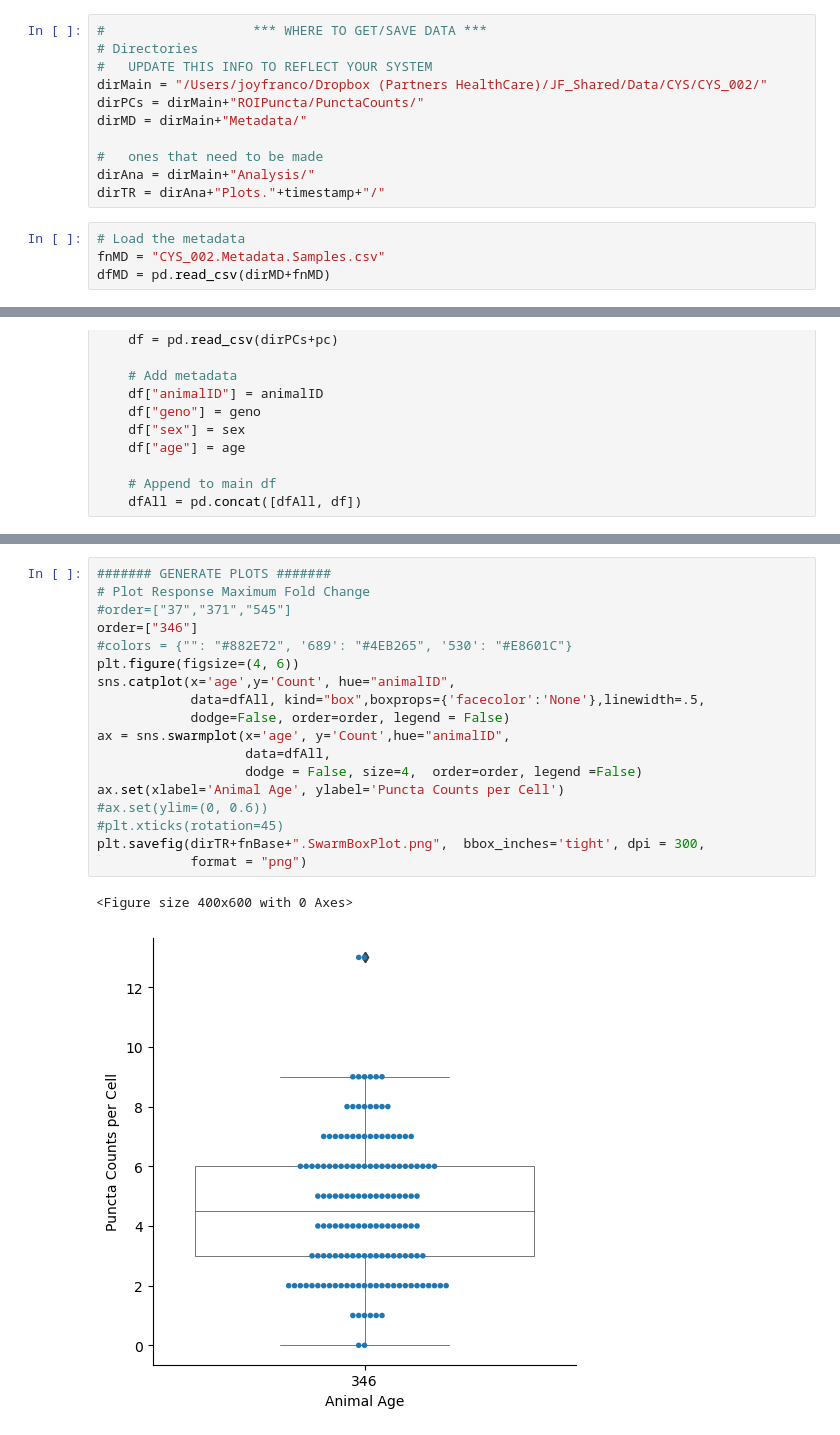
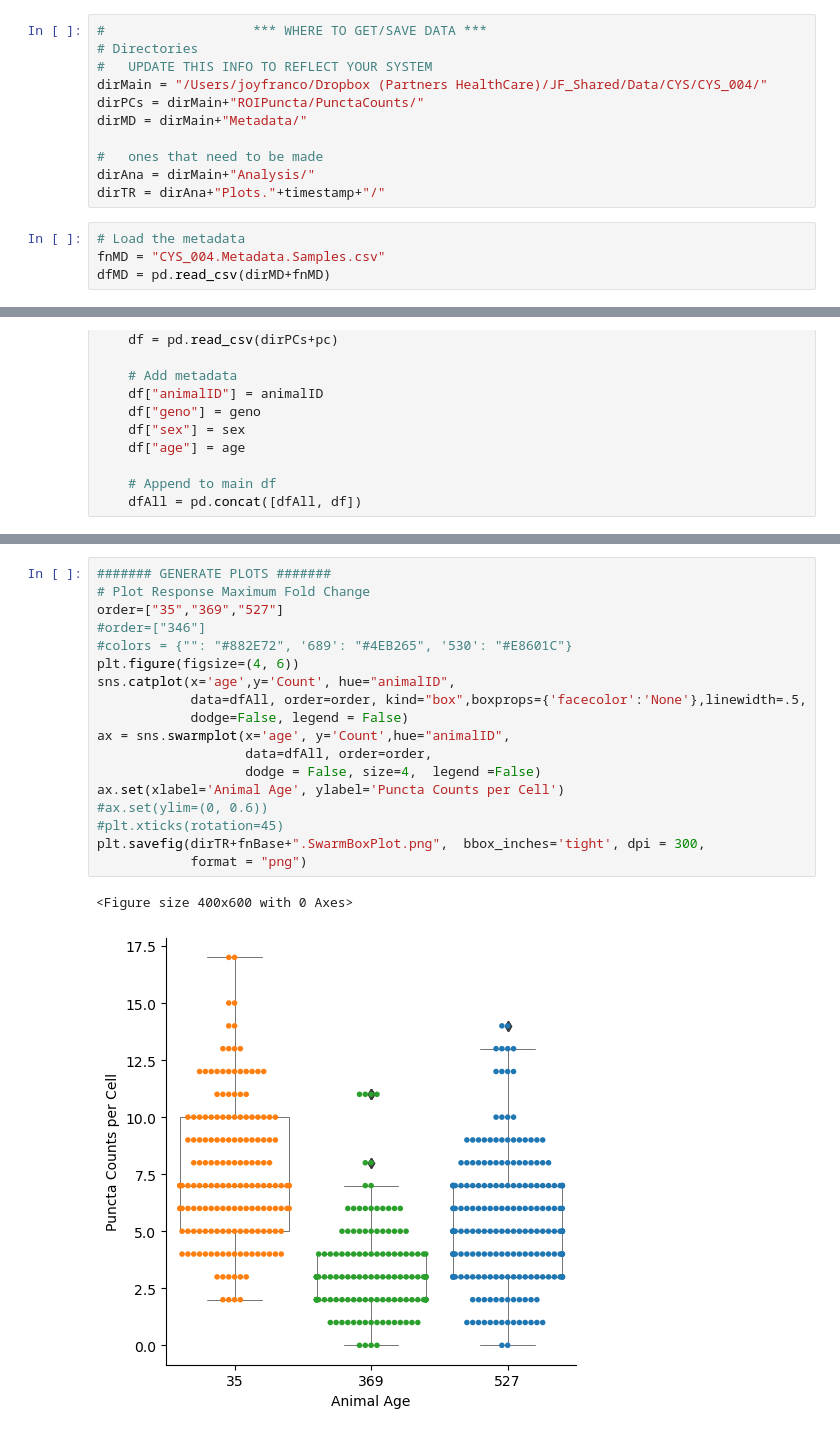
Before and after one commit to engineeringjoy/QISHA, a Jupyter notebook: QISHA_PlotROICounts.ipynb, the cells around one changed output, grey strips where cells are left out. Drawn from its saved outputs; the diff is of its cells as text.

```diff
--- a/QISHA_PlotROICounts.ipynb
+++ b/QISHA_PlotROICounts.ipynb
@@ -25,7 +25,7 @@ timestamp = today.replace('-','')+'-'+now.replace(':','')[:6]
 #                   *** WHERE TO GET/SAVE DATA ***
 # Directories
 #   UPDATE THIS INFO TO REFLECT YOUR SYSTEM
-dirMain = "/Users/joyfranco/Dropbox (Partners HealthCare)/JF_Shared/Data/CYS/CYS_002/"
+dirMain = "/Users/joyfranco/Dropbox (Partners HealthCare)/JF_Shared/Data/CYS/CYS_004/"
 dirPCs = dirMain+"ROIPuncta/PunctaCounts/"
 dirMD = dirMain+"Metadata/"
 
@@ -34,7 +34,7 @@ dirAna = dirMain+"Analysis/"
 dirTR = dirAna+"Plots."+timestamp+"/"
 # %%
 # Load the metadata
-fnMD = "CYS_002.Metadata.Samples.csv"
+fnMD = "CYS_004.Metadata.Samples.csv"
 dfMD = pd.read_csv(dirMD+fnMD)
 # %%
 print(dfMD)
@@ -111,24 +111,24 @@ print(dfAll)
 # %%
 ####### GENERATE PLOTS #######
 # Plot Response Maximum Fold Change
-#order=["37","371","545"]
-order=["346"]
+order=["35","369","527"]
+#order=["346"]
 #colors = {"": "#882E72", '689': "#4EB265", '530': "#E8601C"}
 plt.figure(figsize=(4, 6))
 sns.catplot(x='age',y='Count', hue="animalID",
-            data=dfAll, kind="box",boxprops={'facecolor':'None'},linewidth=.5,
-            dodge=False, order=order, legend = False)
+            data=dfAll, order=order, kind="box",boxprops={'facecolor':'None'},linewidth=.5,
+            dodge=False, legend = False)
 ax = sns.swarmplot(x='age', y='Count',hue="animalID",
-                   data=dfAll,
-                   dodge = False, size=4,  order=order, legend =False)
+                   data=dfAll, order=order,
+                   dodge = False, size=4,  legend =False)
 ax.set(xlabel='Animal Age', ylabel='Puncta Counts per Cell')
 #ax.set(ylim=(0, 0.6))
 #plt.xticks(rotation=45)
 plt.savefig(dirTR+fnBase+".SwarmBoxPlot.png",  bbox_inches='tight', dpi = 300,
             format = "png")
 # %% [output]
 <Figure size 400x600 with 0 Axes>
-[figure, old version]
+[figure, new version]
 # %%
 # PLOT CDF OF MXFCs
 plt.figure(figsize=(5, 6))
```
Also changed, not shown: parts of 7 cells of this notebook, 1 other file.
